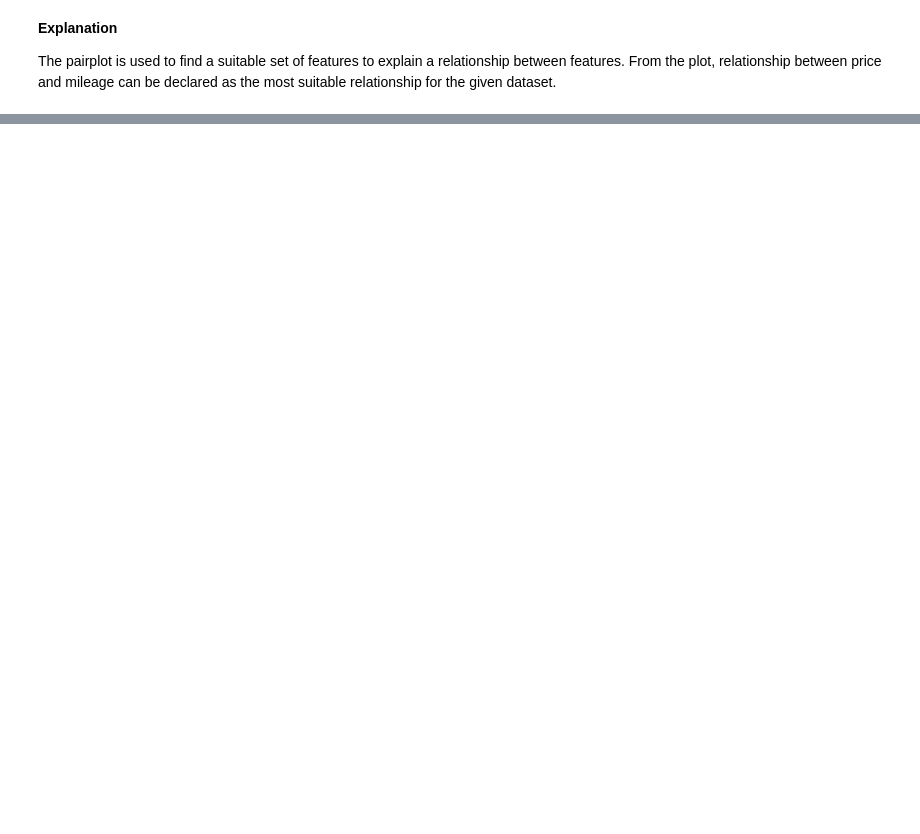
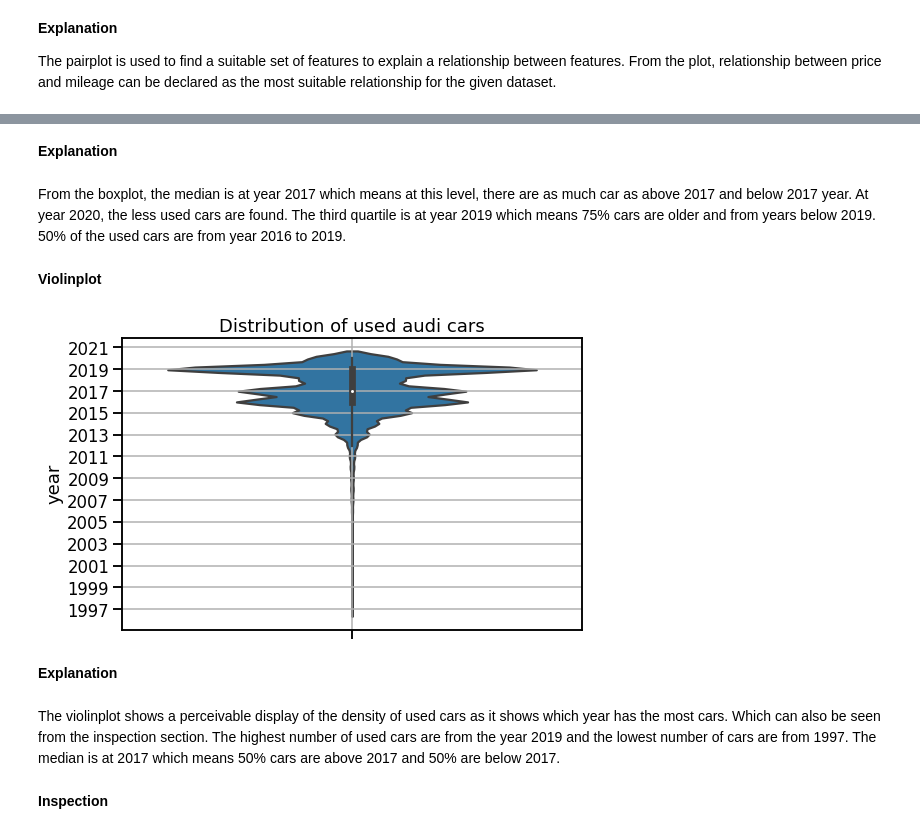
Before and after one commit to riyadbinislam/Data_Visualization_with_Python__mh, a Jupyter notebook: audi_used_car_analysis/audi_used_car_EDA.ipynb, the cells around one changed output, grey strips where cells are left out. Cells and saved outputs as stored; diff of their text form; code cells hidden in the pictures; blank space fills up the shorter version.

```diff
--- a/audi_used_car_analysis/audi_used_car_EDA.ipynb
+++ b/audi_used_car_analysis/audi_used_car_EDA.ipynb
@@ -168,0 +193,22 @@ The pairplot is used to find a suitable set of features to explain a relationshi
+# %% [markdown]
+**Explanation**
+# %% [markdown]
+From the boxplot, the median is at year 2017 which means at this level, there are as much car as above 2017 and below 2017 year. At year 2020, the less used cars are found. The third quartile is at year 2019 which means 75% cars are older and from years below 2019. 50% of the used cars are from year 2016 to 2019.
+# %% [markdown]
+**Violinplot**
+# %%
+plt.figure(figsize=(8,5))
+sns.violinplot(y="year", data=df, showfliers=False)
+plt.title("Distribution of used audi cars")
+plt.yticks(np.arange(df["year"].min(), df["year"].max()+2, 2))
+plt.grid()
+plt.tight_layout()
+plt.show()
+# %% [output]
+[figure, added]
+# %% [markdown]
+**Explanation**
+# %% [markdown]
+The violinplot shows a perceivable display of the density of used cars as it shows which year has the most cars. Which can also be seen from the inspection section. The highest number of used cars are from the year 2019 and the lowest number of cars are from 1997. The median is at 2017 which means 50% cars are above 2017 and 50% are below 2017.
+# %% [markdown]
+**Inspection**
```
Also changed, not shown: parts of 14 cells of this notebook.
